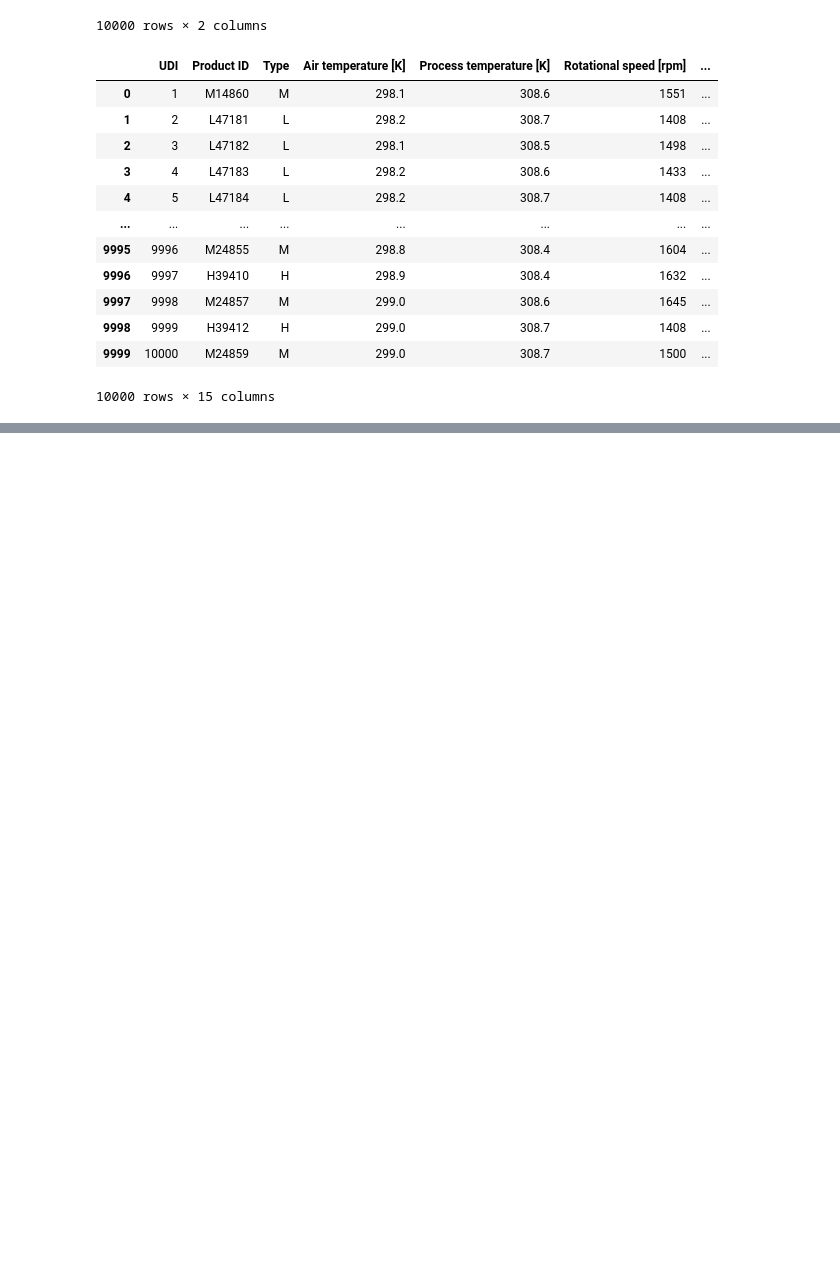
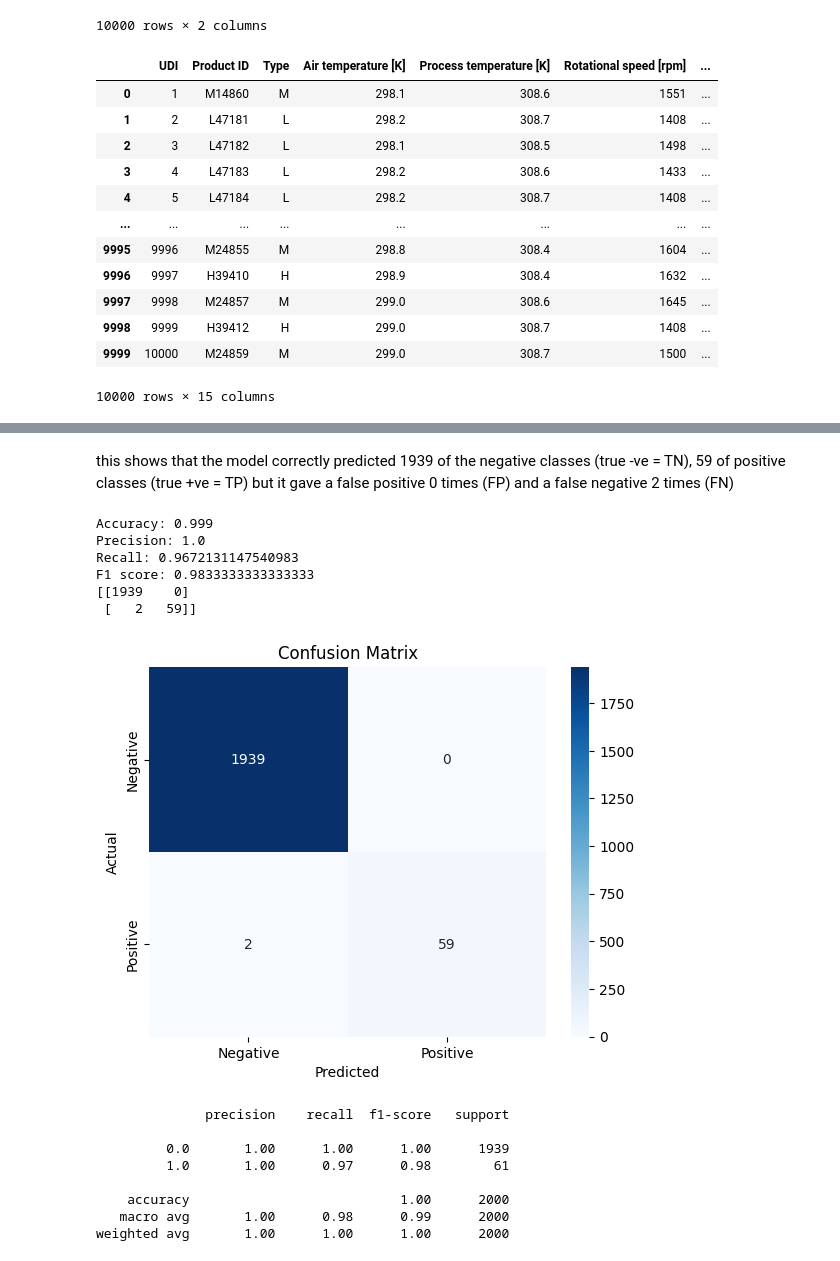
Before and after one commit to dpatil23/Grid-Intelligence-ML, a Jupyter notebook: Assignment_3_230343.ipynb, the cells around one changed output, grey strips where cells are left out. Saved outputs shown, nothing was run; the diff lists cells and outputs as text; code cells hidden in the pictures; blank space fills up the shorter version.

```diff
--- a/Assignment_3_230343.ipynb
+++ b/Assignment_3_230343.ipynb
@@ -178,0 +259,39 @@ one_hot_encoded_data
+# %% [markdown]
+this shows that the model correctly predicted 1939 of the negative classes (true -ve = TN), 59 of positive classes (true +ve = TP)
+but it gave a false positive 0 times (FP) and a false negative 2 times (FN)
+# %%
+# LOGISTIC REGRESSION WITH GRID
+lr_model=LogisticRegression(solver='liblinear',random_state=42)
+lr_model.fit(x_train,y_train)
+grid_search=GridSearchCV(estimator=lr_model, param_grid=Grid_param, cv=5, n_jobs=-1, scoring='accuracy')
+grid_search.fit(x_train,y_train)
+best_lr_model=grid_search.best_estimator_
+y_pred_lr=best_lr_model.predict(x_test)
+print(f"Accuracy: {accuracy_score(y_test,y_pred_lr)}")
+print(f"Precision: {precision_score(y_test,y_pred_lr)}")
+print(f"Recall: {recall_score(y_test,y_pred_lr)}")
+print(f"F1 score: {f1_score(y_test,y_pred_lr)}")
+cm_lr=confusion_matrix(y_test,y_pred_lr)
+print(cm_lr)
+sns.heatmap(cm_lr,annot=True,fmt='g',cmap='Blues',xticklabels=['Negative','Positive'],yticklabels=['Negative','Positive'])
+plt.xlabel('Predicted')
+plt.ylabel("Actual")
+plt.title('Confusion Matrix')
+plt.show()
+print(classification_report(y_test,y_pred_lr))
+# %% [output]
+Accuracy: 0.999
+Precision: 1.0
+Recall: 0.9672131147540983
+F1 score: 0.9833333333333333
+[[1939    0]
+ [   2   59]]
+[figure, added]
+              precision    recall  f1-score   support
+
+         0.0       1.00      1.00      1.00      1939
+         1.0       1.00      0.97      0.98        61
+
+    accuracy                           1.00      2000
+   macro avg       1.00      0.98      0.99      2000
+weighted avg       1.00      1.00      1.00      2000
```
Also changed, not shown: parts of 16 cells of this notebook.
